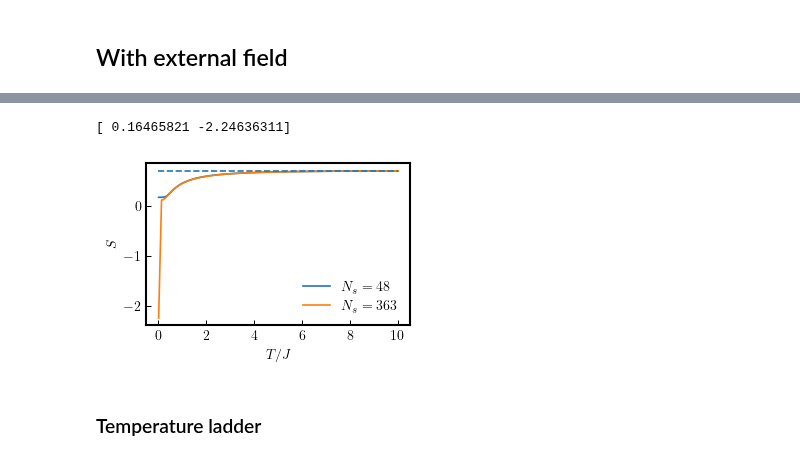
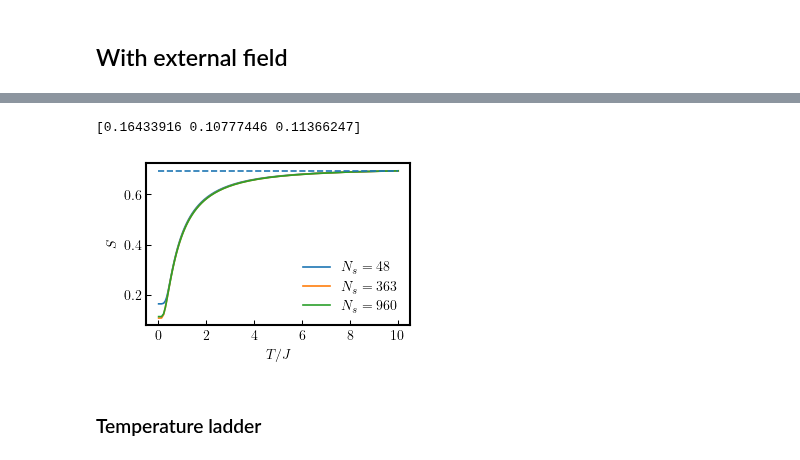
Before and after one commit to Alejo-Costa-Duran/ParallelTempering, a Jupyter notebook: dataAnalysis.ipynb, the cells around one changed output, grey strips where cells are left out. Drawn from its saved outputs; the diff is of its cells as text; code cells hidden in the pictures.

```diff
--- a/dataAnalysis.ipynb
+++ b/dataAnalysis.ipynb
@@ -237,0 +267,18 @@ plt.plot(t363open[1:],cv363open[1:])
+# %%
+corr48open, e48open,m48open,cv48open,cverr48open, t48open = process_data("../PT-Data/Open/DatosN0Proceso",50,48,-1,1000)
+np.save("./ProcessedData/e48open.npy",e48open)
+np.save("./ProcessedData/t48open.npy",t48open)
+np.save("./ProcessedData/cv48open.npy",cv48open)
+np.save("./ProcessedData/cverr48open.npy",cverr48open)
+
+corr363open, e363open,m363open,cv363open,cverr363open, t363open = process_data("../PT-Data/Open/DatosN1Proceso",50,363,-1,1000)
+np.save("./ProcessedData/e363open.npy",e363open)
+np.save("./ProcessedData/t363open.npy",t363open)
+np.save("./ProcessedData/cv363open.npy",cv363open)
+np.save("./ProcessedData/cverr363open.npy",cverr363open)
+
+corr960open, e960open,m960open,cv960open,cverr960open, t960open = process_data("../PT-Data/Open/DatosN2Proceso",50,960,-1,1000)
+np.save("./ProcessedData/e960open.npy",e960open)
+np.save("./ProcessedData/t960open.npy",t960open)
+np.save("./ProcessedData/cv960open.npy",cv960open)
+np.save("./ProcessedData/cverr960open.npy",cverr960open)
@@ -238,20 +296,21 @@ plt.plot(t363open[1:],cv363open[1:])
 # %%
 figEntropyOpen, axEntropyOpen = plt.subplots()
 
 axEntropyOpen.plot(t48open,entropy(cv48open,t48open), label = r'$N_s = 48$')
 axEntropyOpen.plot(t363open,entropy(cv363open,t363open), label = r'$N_s = 363$')
+axEntropyOpen.plot(t960open,entropy(cv960open,t960open), label = r'$N_s = 960$')
 axEntropyOpen.hlines(np.log(2),0,10,linestyles='dashed')
 axEntropyOpen.set_ylabel(r'$S$')
 axEntropyOpen.set_xlabel(r'$T/J$')
 axEntropyOpen.legend()
 
-entropiesOpen = np.array([entropy(cv48open,t48open)[0],entropy(cv363open,t363open)[0]])
+entropiesOpen = np.array([entropy(cv48open,t48open)[0],entropy(cv363open,t363open)[0],entropy(cv960open,t960open)[0]])
 print(entropiesOpen)
 figEntropyOpen.savefig("./fig_chHypModels_entropy37Open.eps",format = 'eps',dpi=800, bbox_inches = 'tight',pad_inches = 0.03)
 figEntropyOpen.show()
 # %% [output]
-[ 0.16465821 -2.24636311]
+[0.16433916 0.10777446 0.11366247]
-[figure, old version]
+[figure, new version]
 # %% [markdown]
 ### Temperature ladder
 # %%
```
Also changed, not shown: parts of 12 cells of this notebook, 25 other files.
